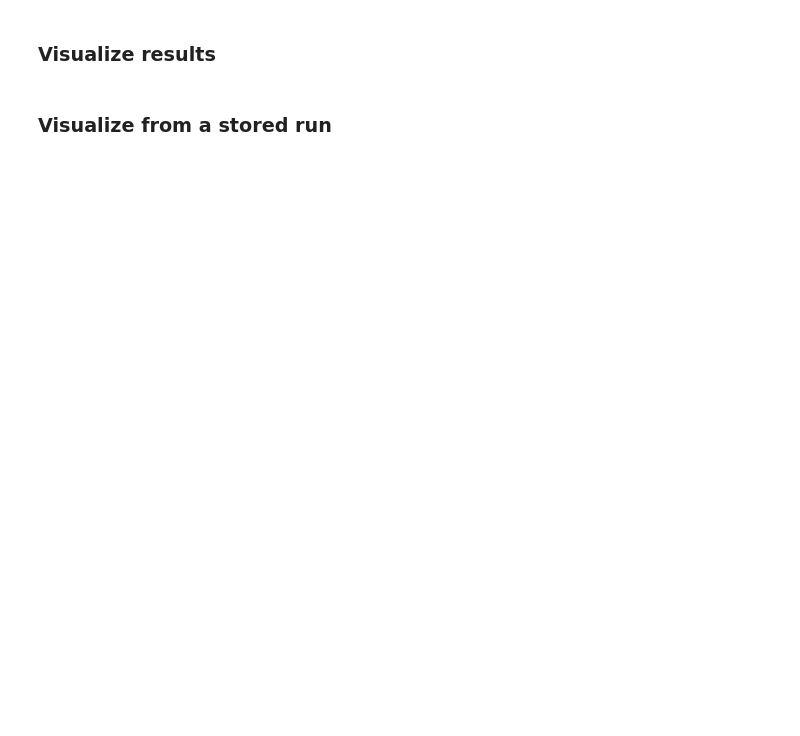
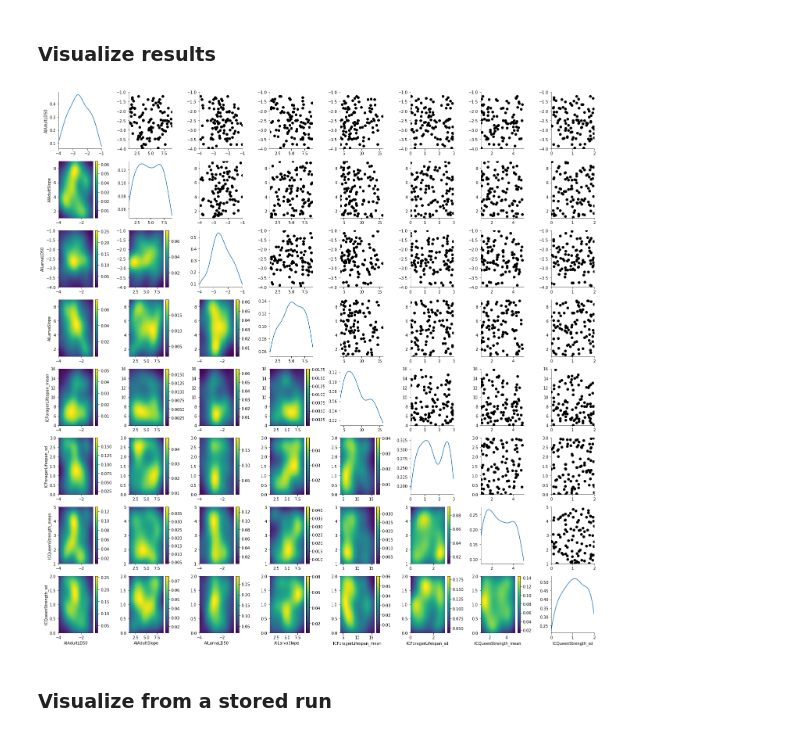
Before and after one commit to JeffreyMinucci/bee_neonic_abc, a Jupyter notebook: pyabc_test.ipynb, the cells around one changed output. Cells and saved outputs as stored; diff of their text form; code cells hidden in the pictures; blank space fills up the shorter version.

```diff
--- a/pyabc_test.ipynb
+++ b/pyabc_test.ipynb
@@ -24,7 +25,7 @@ from tools.DataSimulator import simulate
 ### Setting up the pyabc run
 # %%
 # Initialize the dask cluster
-c = LocalCluster(n_workers=10, threads_per_worker = 1)
+c = LocalCluster(n_workers=34, threads_per_worker = 1)
 client = Client(c,timeout=90)
 # %%
 # Read the study data into a dictionary
@@ -87,7 +94,8 @@ sampler = DaskDistributedSampler(dask_client = client)
 # %%
 # define the ABCSMC object
 abc = ABCSMC(simulate, prior, distance,
-             population_size=3,#AdaptivePopulationSize(500, max_population_size = 600),
+             population_size=100,#AdaptivePopulationSize(500, max_population_size = 600),
+             #transitions = transition,
              sampler=sampler)
 # %%
 # Initialize a new ABC inference run
@@ -101,2 +110,2 @@ KeyboardInterrupt:
 # %%
-history = abc.run(max_nr_populations=2, minimum_epsilon=0)
+history = abc.run(max_nr_populations=3, minimum_epsilon=0)
@@ -107,8 +131,10 @@ NameError: name 'history' is not defined
 # %% [markdown]
 ### Visualize results
 # %%
-df, w = history.get_distribution(m=0)
+df, w = history.get_distribution(m=0, t=0)
 plot_kde_matrix(df, w, limits=limits);
+# %% [output]
+[figure, added]
 # %% [markdown]
 ### Visualize from a stored run
 # %%
```
Also changed, not shown: parts of 16 cells of this notebook.
